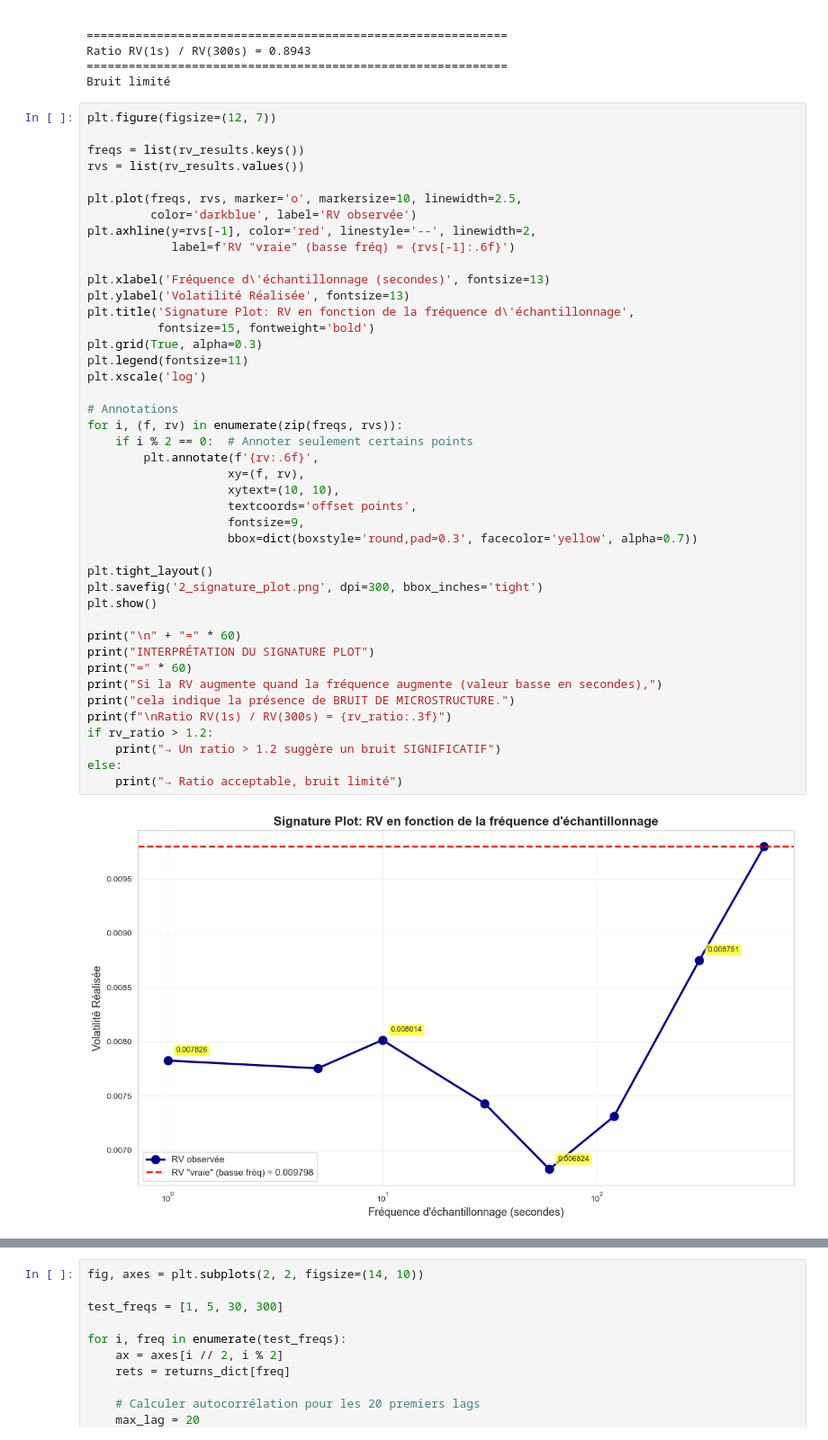
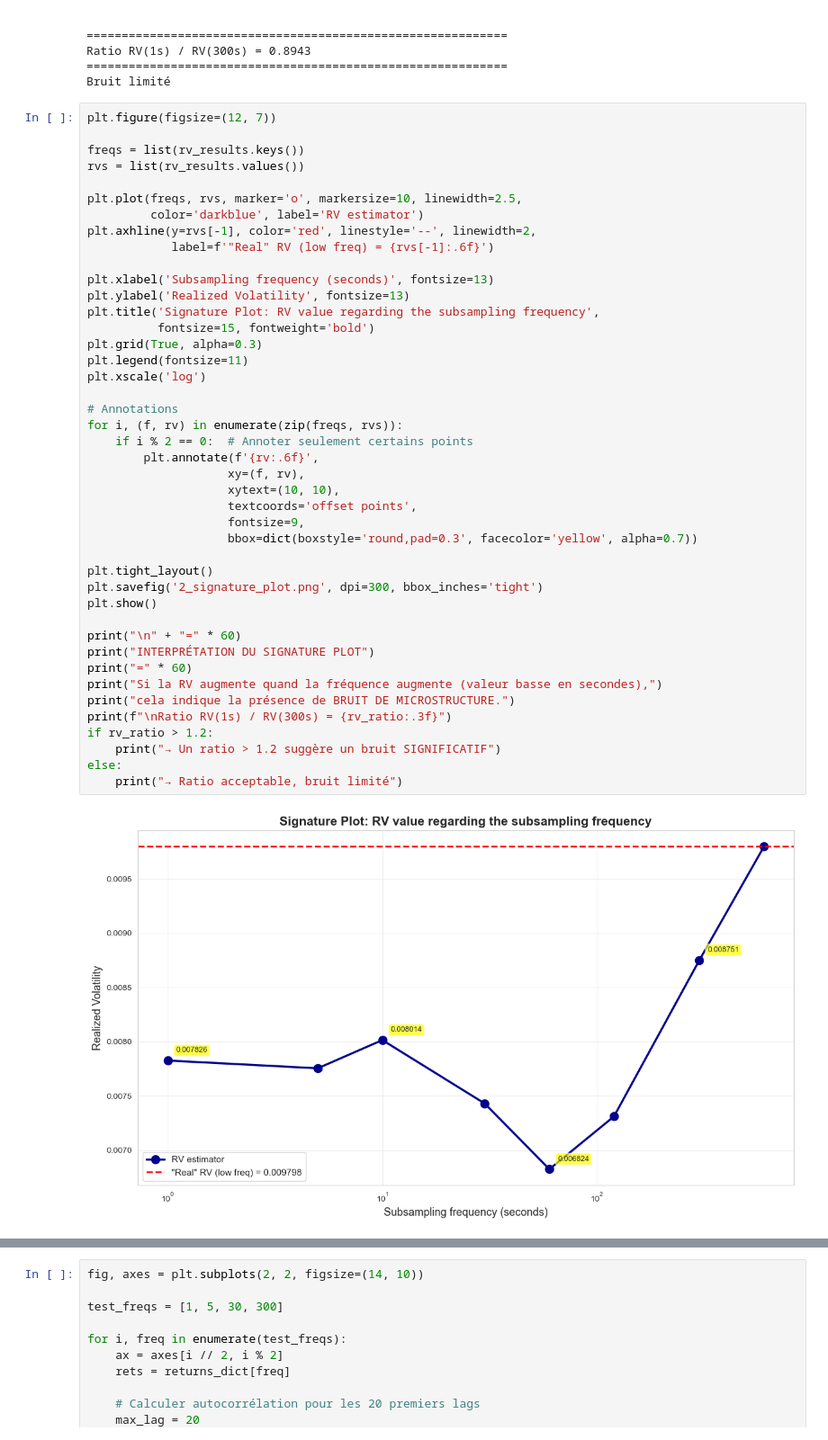
Before and after one commit to Guillaume-melis/Econometrie_S1, a Jupyter notebook: Project/Q3.ipynb, the cells around one changed output, grey strips where cells are left out. Shown at 90% size. Saved outputs shown, nothing was run; the diff lists cells and outputs as text.

```diff
--- a/Project/Q3.ipynb
+++ b/Project/Q3.ipynb
@@ -352,44 +352,44 @@ freqs = list(rv_results.keys())
 rvs = list(rv_results.values())
 
 plt.plot(freqs, rvs, marker='o', markersize=10, linewidth=2.5,
-         color='darkblue', label='RV observée')
+         color='darkblue', label='RV estimator')
 plt.axhline(y=rvs[-1], color='red', linestyle='--', linewidth=2,
-            label=f'RV "vraie" (basse fréq) = {rvs[-1]:.6f}')
+            label=f'"Real" RV (low freq) = {rvs[-1]:.6f}')
 
-plt.xlabel('Fréquence d\'échantillonnage (secondes)', fontsize=13)
-plt.ylabel('Volatilité Réalisée', fontsize=13)
-plt.title('Signature Plot: RV en fonction de la fréquence d\'échantillonnage',
+plt.xlabel('Subsampling frequency (seconds)', fontsize=13)
+plt.ylabel('Realized Volatility', fontsize=13)
+plt.title('Signature Plot: RV value regarding the subsampling frequency',
           fontsize=15, fontweight='bold')
 plt.grid(True, alpha=0.3)
 plt.legend(fontsize=11)
 plt.xscale('log')
 
 # Annotations
 for i, (f, rv) in enumerate(zip(freqs, rvs)):
     if i % 2 == 0:  # Annoter seulement certains points
         plt.annotate(f'{rv:.6f}',
                     xy=(f, rv),
                     xytext=(10, 10),
                     textcoords='offset points',
                     fontsize=9,
                     bbox=dict(boxstyle='round,pad=0.3', facecolor='yellow', alpha=0.7))
 
 plt.tight_layout()
 plt.savefig('2_signature_plot.png', dpi=300, bbox_inches='tight')
 plt.show()
 
 print("\n" + "=" * 60)
 print("INTERPRÉTATION DU SIGNATURE PLOT")
 print("=" * 60)
 print("Si la RV augmente quand la fréquence augmente (valeur basse en secondes),")
 print("cela indique la présence de BRUIT DE MICROSTRUCTURE.")
 print(f"\nRatio RV(1s) / RV(300s) = {rv_ratio:.3f}")
 if rv_ratio > 1.2:
     print("→ Un ratio > 1.2 suggère un bruit SIGNIFICATIF")
 else:
     print("→ Ratio acceptable, bruit limité")
 # %% [output]
-[figure, old version]
+[figure, new version]
 ============================================================
 INTERPRÉTATION DU SIGNATURE PLOT
 ============================================================
```
Also changed, not shown: parts of 8 cells of this notebook.
